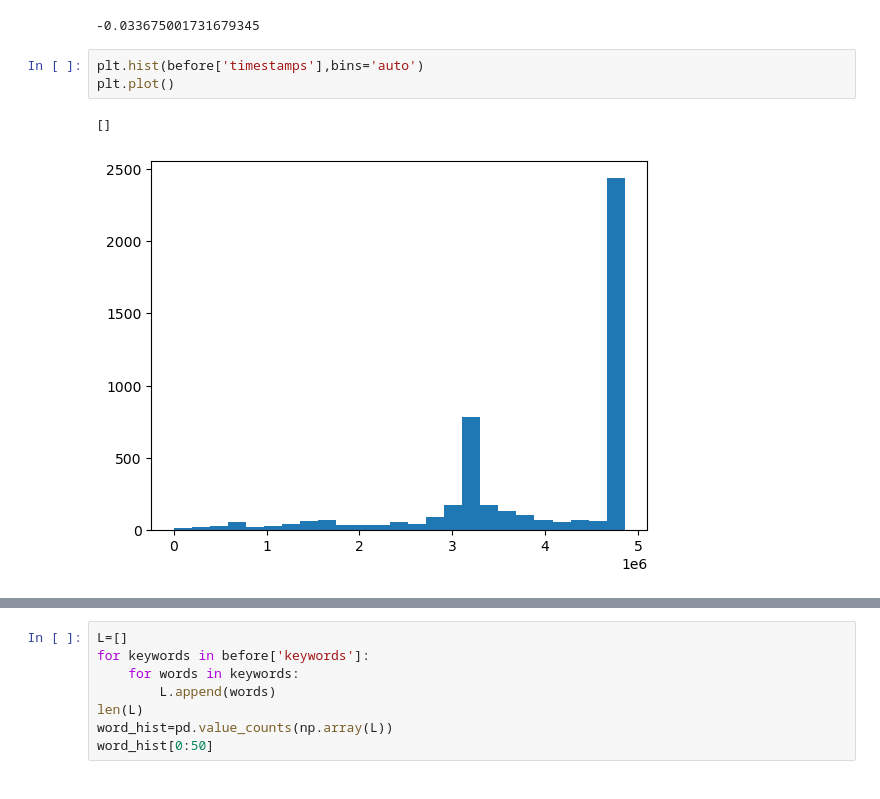
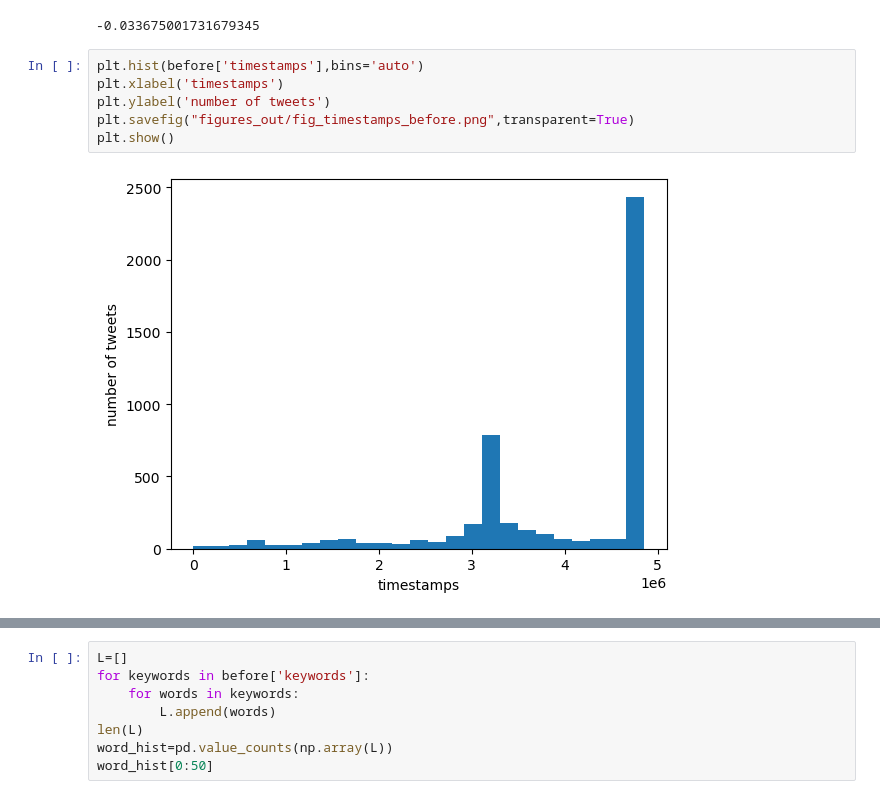
Before and after one commit to Isyohan/WeakSignalsBLM, a Jupyter notebook: BLM_Notebook.ipynb, the cells around one changed output, grey strips where cells are left out. Cells and saved outputs as stored; diff of their text form.

```diff
--- a/BLM_Notebook.ipynb
+++ b/BLM_Notebook.ipynb
@@ -215,7 +215,9 @@ before['sentiment_polarity'].mean()
 -0.033675001731679345
 # %%
 plt.hist(before['timestamps'],bins='auto')
-plt.plot()
+plt.xlabel('timestamps')
+plt.ylabel('number of tweets')
+plt.savefig("figures_out/fig_timestamps_before.png",transparent=True)
+plt.show()
 # %% [output]
-[]
-[figure, old version]
+[figure, new version]
```
Also changed, not shown: parts of 3 cells of this notebook.
